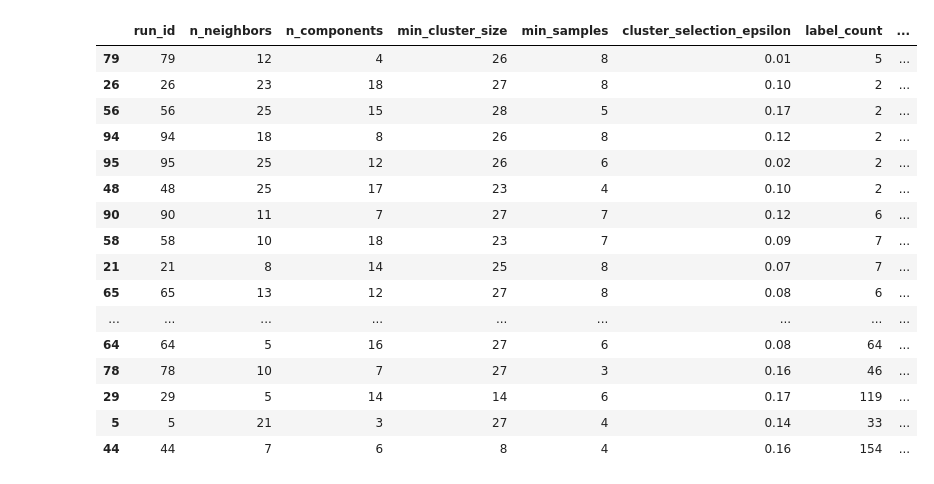
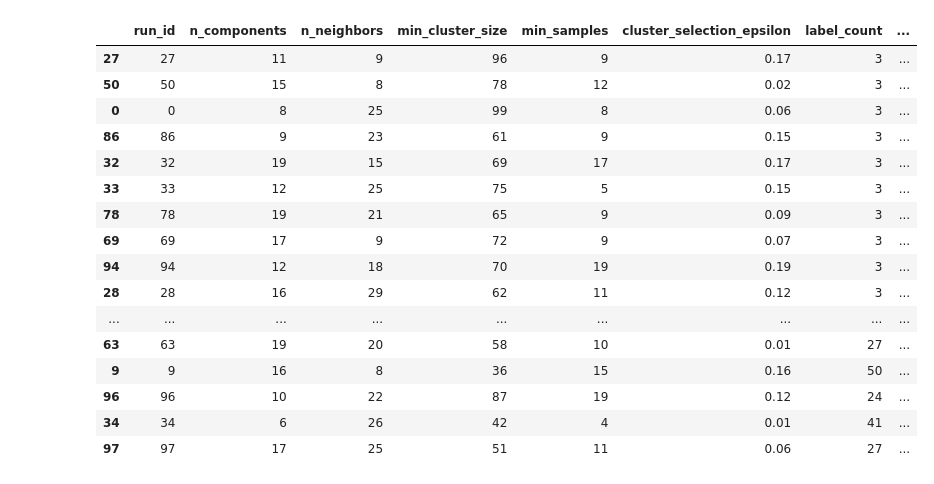
Before and after one commit to henrique-back/mpl_topics, a Jupyter notebook: bertopic/hyperparameter_tuning.ipynb, the cells around one changed output. Cells and saved outputs as stored; diff of their text form; code cells hidden in the pictures.

Commit message:
Add dbcv to tune parameters

```diff
--- a/bertopic/hyperparameter_tuning.ipynb
+++ b/bertopic/hyperparameter_tuning.ipynb
@@ -9,7 +6,7 @@ import matplotlib.pyplot as plt
 # Load embeddings
 embeddings = np.load(r'..\bertopic\preprocessed_data\embeddings.csv.npy')
 # %%
-from umap import UMAP
+from umap.umap_ import UMAP
 from hdbscan import HDBSCAN
 
 def generate_clusters(message_embeddings,
@@ -36,7 +33,7 @@ def generate_clusters(message_embeddings,
                                metric='euclidean',
                                cluster_selection_method='eom').fit(umap_embeddings)
 
-    return clusters
+    return clusters, umap_embeddings
 # %%
 
 def score_clusters(clusters, prob_threshold = 0.05):
@@ -50,6 +47,15 @@ def score_clusters(clusters, prob_threshold = 0.05):
     cost = (np.count_nonzero(clusters.probabilities_ < prob_threshold)/total_num)
 
     return label_count, cost
+# %%
+def DBCV(clusters, umap_embeddings):
+    """
+    Returns the label count and cost of a given cluster supplied from running hdbscan
+    """
+    cluster_labels  = clusters.labels
+    cm = ClusteringMetric(X=umap_embeddings, y_pred=cluster_labels)
+    dbcv = cm.DBCVI()
+    return dbcv
 # %%
 from tqdm import tqdm
 import random
@@ -69,7 +75,7 @@ def random_search(embeddings, space, num_evals):
         min_samples = random.choice(space['min_samples'])
         cluster_selection_epsilon = random.choice(space['cluster_selection_epsilon'])
 
-        clusters = generate_clusters(embeddings,
+        clusters, umap_embeddings = generate_clusters(embeddings,
                                      n_neighbors = n_neighbors,
                                      n_components = n_components,
                                      min_cluster_size = min_cluster_size,
@@ -78,42 +84,43 @@ def random_search(embeddings, space, num_evals):
                                      random_state = 42)
 
         label_count, cost = score_clusters(clusters, prob_threshold = 0.05)
+        dbcv = DBCV(clusters, umap_embeddings)
 
-        results.append([i, n_neighbors, n_components, min_cluster_size, min_samples, cluster_selection_epsilon,
-                        label_count, cost])
+        results.append([i, n_components, n_neighbors, min_cluster_size, min_samples, cluster_selection_epsilon,
+                        label_count, cost, dbcv])
 
-    result_df = pd.DataFrame(results, columns=['run_id', 'n_neighbors', 'n_components',
-                                               'min_cluster_size', 'min_samples', 'cluster_selection_epsilon', 'label_count', 'cost'])
+    result_df = pd.DataFrame(results, columns=['run_id', 'n_components', 'n_neighbors',
+                                               'min_cluster_size', 'min_samples', 'cluster_selection_epsilon', 'label_count', 'cost', 'dbcv'])
 
-    return result_df.sort_values(by='cost')
+    return result_df.sort_values(by='dbcv')
 # %%
 space = {
     'n_neighbors': range(5,30),
     'n_components': range(3,20),
-    'min_cluster_size': range(5,30),
-    'min_samples': range(1,10),
+    'min_cluster_size': range(30,100),
+    'min_samples': range(2,20),
     'cluster_selection_epsilon': [i / 100 for i in range(1, 20)],
     'random_state': 42
 }
-random_use = random_search(embeddings, space, 100)
-# %%
-# See top models
-random_use.head(25)
-# %% [output]
-|  | run_id | n_neighbors | n_components | min_cluster_size | min_samples | cluster_selection_epsilon | label_count | ... |
-| 79 | 79 | 12 | 4 | 26 | 8 | 0.01 | 5 | ... |
-| 26 | 26 | 23 | 18 | 27 | 8 | 0.10 | 2 | ... |
-| 56 | 56 | 25 | 15 | 28 | 5 | 0.17 | 2 | ... |
-| 94 | 94 | 18 | 8 | 26 | 8 | 0.12 | 2 | ... |
-| 95 | 95 | 25 | 12 | 26 | 6 | 0.02 | 2 | ... |
-| 48 | 48 | 25 | 17 | 23 | 4 | 0.10 | 2 | ... |
-| 90 | 90 | 11 | 7 | 27 | 7 | 0.12 | 6 | ... |
-| 58 | 58 | 10 | 18 | 23 | 7 | 0.09 | 7 | ... |
-| 21 | 21 | 8 | 14 | 25 | 8 | 0.07 | 7 | ... |
-| 65 | 65 | 13 | 12 | 27 | 8 | 0.08 | 6 | ... |
-| ... | ... | ... | ... | ... | ... | ... | ... | ... |
-| 64 | 64 | 5 | 16 | 27 | 6 | 0.08 | 64 | ... |
-| 78 | 78 | 10 | 7 | 27 | 3 | 0.16 | 46 | ... |
-| 29 | 29 | 5 | 14 | 14 | 6 | 0.17 | 119 | ... |
-| 5 | 5 | 21 | 3 | 27 | 4 | 0.14 | 33 | ... |
-| 44 | 44 | 7 | 6 | 8 | 4 | 0.16 | 154 | ... |
+# %%
+# Run the random search with Davies-Bouldin score calculation
+random_use = random_search(embeddings, space, 1000)
+random_use.head(50)
+# %% [output]
+|  | run_id | n_components | n_neighbors | min_cluster_size | min_samples | cluster_selection_epsilon | label_count | ... |
+| 27 | 27 | 11 | 9 | 96 | 9 | 0.17 | 3 | ... |
+| 50 | 50 | 15 | 8 | 78 | 12 | 0.02 | 3 | ... |
+| 0 | 0 | 8 | 25 | 99 | 8 | 0.06 | 3 | ... |
+| 86 | 86 | 9 | 23 | 61 | 9 | 0.15 | 3 | ... |
+| 32 | 32 | 19 | 15 | 69 | 17 | 0.17 | 3 | ... |
+| 33 | 33 | 12 | 25 | 75 | 5 | 0.15 | 3 | ... |
+| 78 | 78 | 19 | 21 | 65 | 9 | 0.09 | 3 | ... |
+| 69 | 69 | 17 | 9 | 72 | 9 | 0.07 | 3 | ... |
+| 94 | 94 | 12 | 18 | 70 | 19 | 0.19 | 3 | ... |
+| 28 | 28 | 16 | 29 | 62 | 11 | 0.12 | 3 | ... |
+| ... | ... | ... | ... | ... | ... | ... | ... | ... |
+| 63 | 63 | 19 | 20 | 58 | 10 | 0.01 | 27 | ... |
+| 9 | 9 | 16 | 8 | 36 | 15 | 0.16 | 50 | ... |
+| 96 | 96 | 10 | 22 | 87 | 19 | 0.12 | 24 | ... |
+| 34 | 34 | 6 | 26 | 42 | 4 | 0.01 | 41 | ... |
+| 97 | 97 | 17 | 25 | 51 | 11 | 0.06 | 27 | ... |
```
Also changed, not shown: parts of 3 cells of this notebook, 17 other files.
